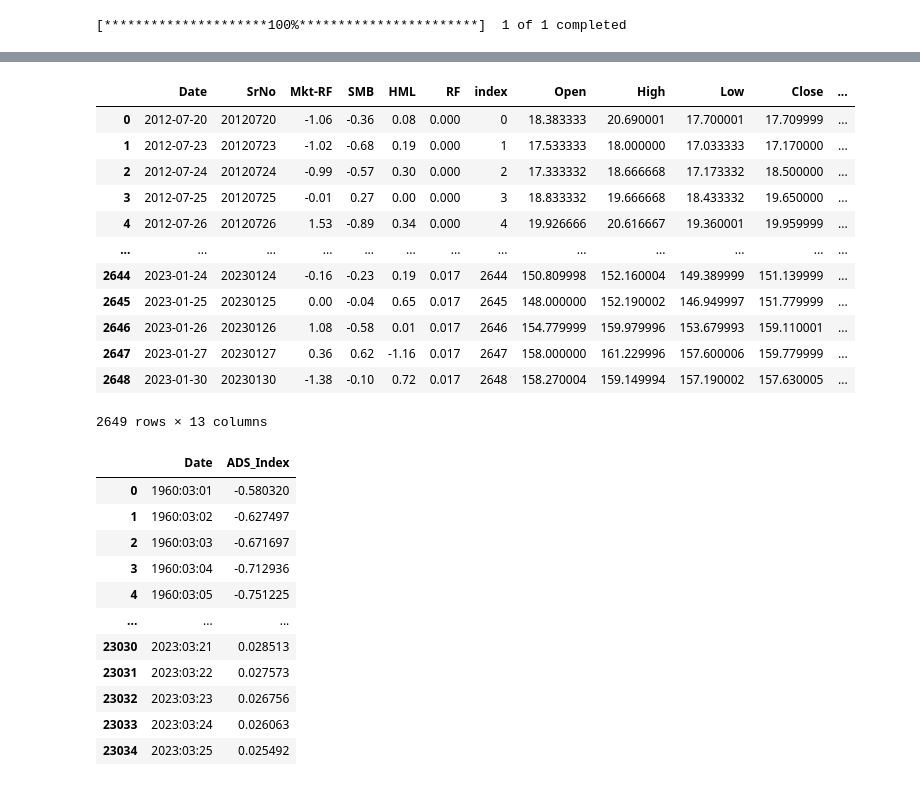
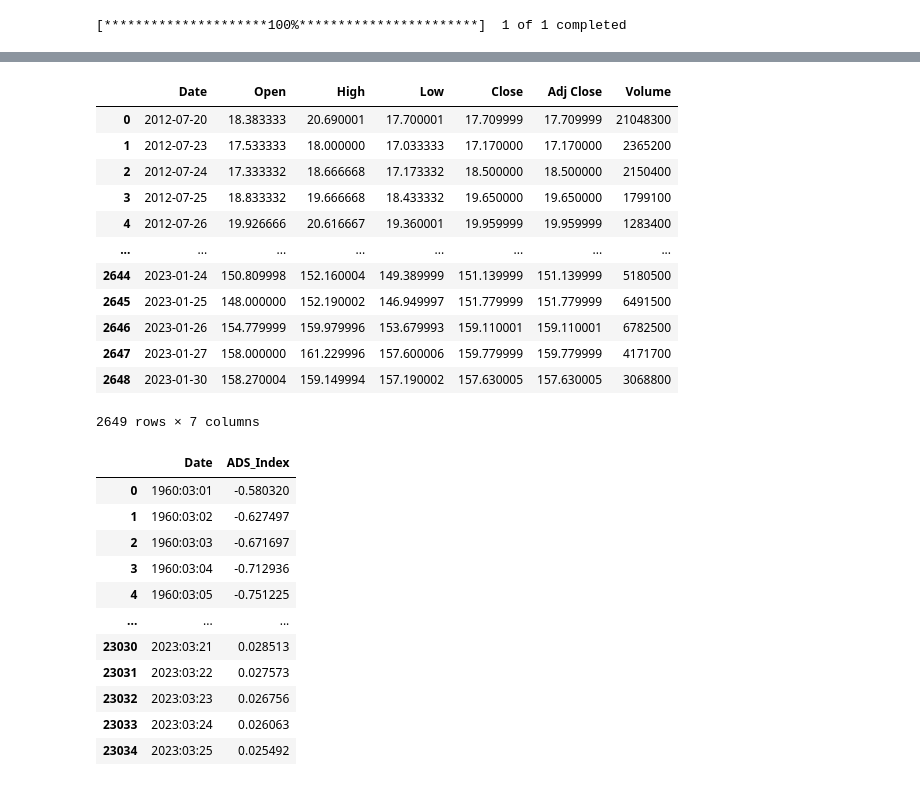
Before and after one commit to AshishShinde03/ML, a Jupyter notebook: ADS.ipynb, the cells around one changed output, grey strips where cells are left out. Drawn from its saved outputs; the diff is of its cells as text; code cells hidden in the pictures.

```diff
--- a/ADS.ipynb
+++ b/ADS.ipynb
@@ -74,19 +27,19 @@ merged_df = pd.merge(ff_data, df_pawn, on='Date', how='inner')
-# %%
-merged_df
-# %% [output]
-|  | Date | SrNo | Mkt-RF | SMB | HML | RF | index | Open | High | Low | Close | ... |
-| 0 | 2012-07-20 | 20120720 | -1.06 | -0.36 | 0.08 | 0.000 | 0 | 18.383333 | 20.690001 | 17.700001 | 17.709999 | ... |
-| 1 | 2012-07-23 | 20120723 | -1.02 | -0.68 | 0.19 | 0.000 | 1 | 17.533333 | 18.000000 | 17.033333 | 17.170000 | ... |
-| 2 | 2012-07-24 | 20120724 | -0.99 | -0.57 | 0.30 | 0.000 | 2 | 17.333332 | 18.666668 | 17.173332 | 18.500000 | ... |
-| 3 | 2012-07-25 | 20120725 | -0.01 | 0.27 | 0.00 | 0.000 | 3 | 18.833332 | 19.666668 | 18.433332 | 19.650000 | ... |
-| 4 | 2012-07-26 | 20120726 | 1.53 | -0.89 | 0.34 | 0.000 | 4 | 19.926666 | 20.616667 | 19.360001 | 19.959999 | ... |
-| ... | ... | ... | ... | ... | ... | ... | ... | ... | ... | ... | ... | ... |
-| 2644 | 2023-01-24 | 20230124 | -0.16 | -0.23 | 0.19 | 0.017 | 2644 | 150.809998 | 152.160004 | 149.389999 | 151.139999 | ... |
-| 2645 | 2023-01-25 | 20230125 | 0.00 | -0.04 | 0.65 | 0.017 | 2645 | 148.000000 | 152.190002 | 146.949997 | 151.779999 | ... |
-| 2646 | 2023-01-26 | 20230126 | 1.08 | -0.58 | 0.01 | 0.017 | 2646 | 154.779999 | 159.979996 | 153.679993 | 159.110001 | ... |
-| 2647 | 2023-01-27 | 20230127 | 0.36 | 0.62 | -1.16 | 0.017 | 2647 | 158.000000 | 161.229996 | 157.600006 | 159.779999 | ... |
-| 2648 | 2023-01-30 | 20230130 | -1.38 | -0.10 | 0.72 | 0.017 | 2648 | 158.270004 | 159.149994 | 157.190002 | 157.630005 | ... |
-2649 rows × 13 columns
+# %%
+df_pawn
+# %% [output]
+|  | Date | Open | High | Low | Close | Adj Close | Volume |
+| 0 | 2012-07-20 | 18.383333 | 20.690001 | 17.700001 | 17.709999 | 17.709999 | 21048300 |
+| 1 | 2012-07-23 | 17.533333 | 18.000000 | 17.033333 | 17.170000 | 17.170000 | 2365200 |
+| 2 | 2012-07-24 | 17.333332 | 18.666668 | 17.173332 | 18.500000 | 18.500000 | 2150400 |
+| 3 | 2012-07-25 | 18.833332 | 19.666668 | 18.433332 | 19.650000 | 19.650000 | 1799100 |
+| 4 | 2012-07-26 | 19.926666 | 20.616667 | 19.360001 | 19.959999 | 19.959999 | 1283400 |
+| ... | ... | ... | ... | ... | ... | ... | ... |
+| 2644 | 2023-01-24 | 150.809998 | 152.160004 | 149.389999 | 151.139999 | 151.139999 | 5180500 |
+| 2645 | 2023-01-25 | 148.000000 | 152.190002 | 146.949997 | 151.779999 | 151.779999 | 6491500 |
+| 2646 | 2023-01-26 | 154.779999 | 159.979996 | 153.679993 | 159.110001 | 159.110001 | 6782500 |
+| 2647 | 2023-01-27 | 158.000000 | 161.229996 | 157.600006 | 159.779999 | 159.779999 | 4171700 |
+| 2648 | 2023-01-30 | 158.270004 | 159.149994 | 157.190002 | 157.630005 | 157.630005 | 3068800 |
+2649 rows × 7 columns
 # %%
 ADS_DF = pd.read_csv(r'https://raw.githubusercontent.com/AshishShinde03/DataSet_MLFin/main/ADS.csv')
 # %%
```
Also changed, not shown: parts of 27 cells of this notebook.
